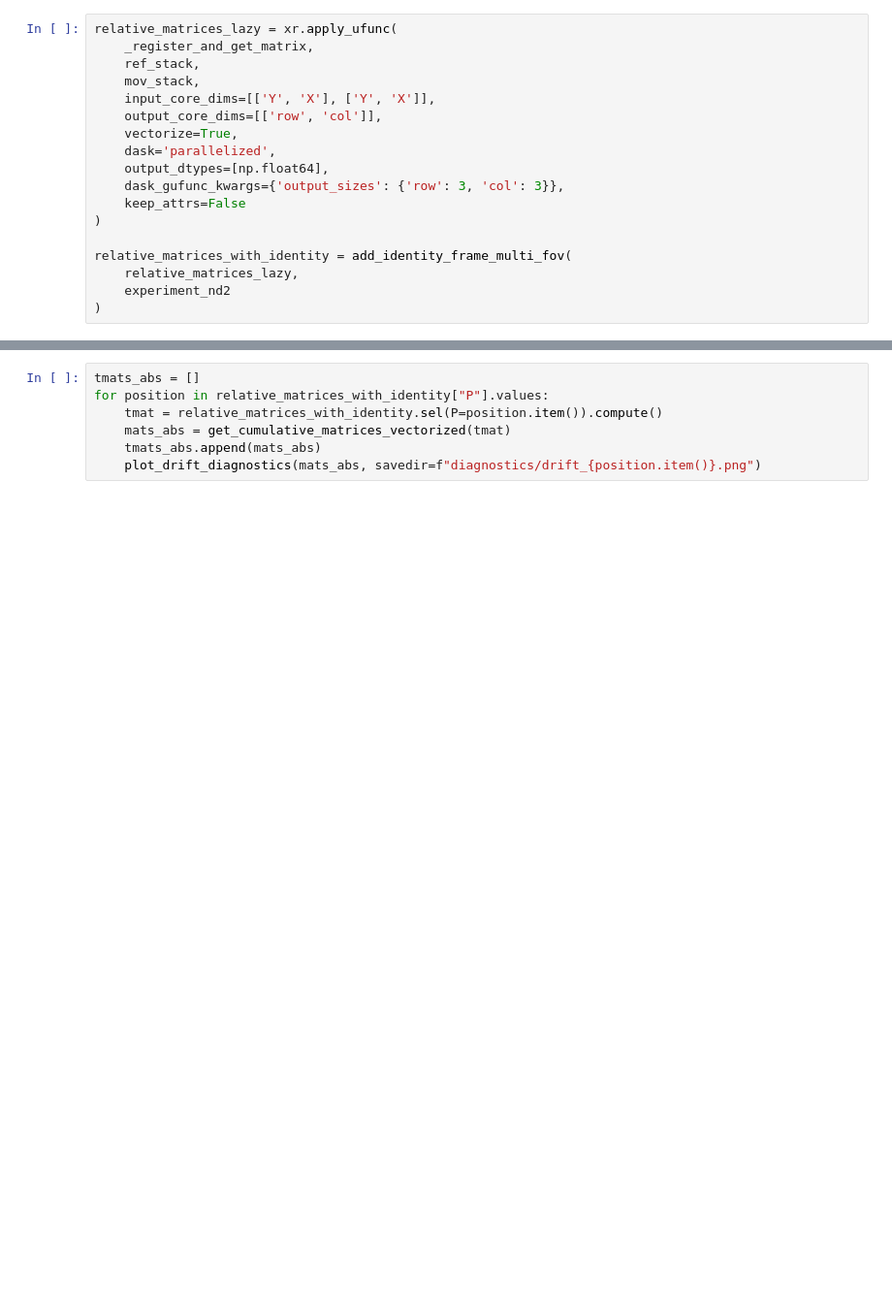
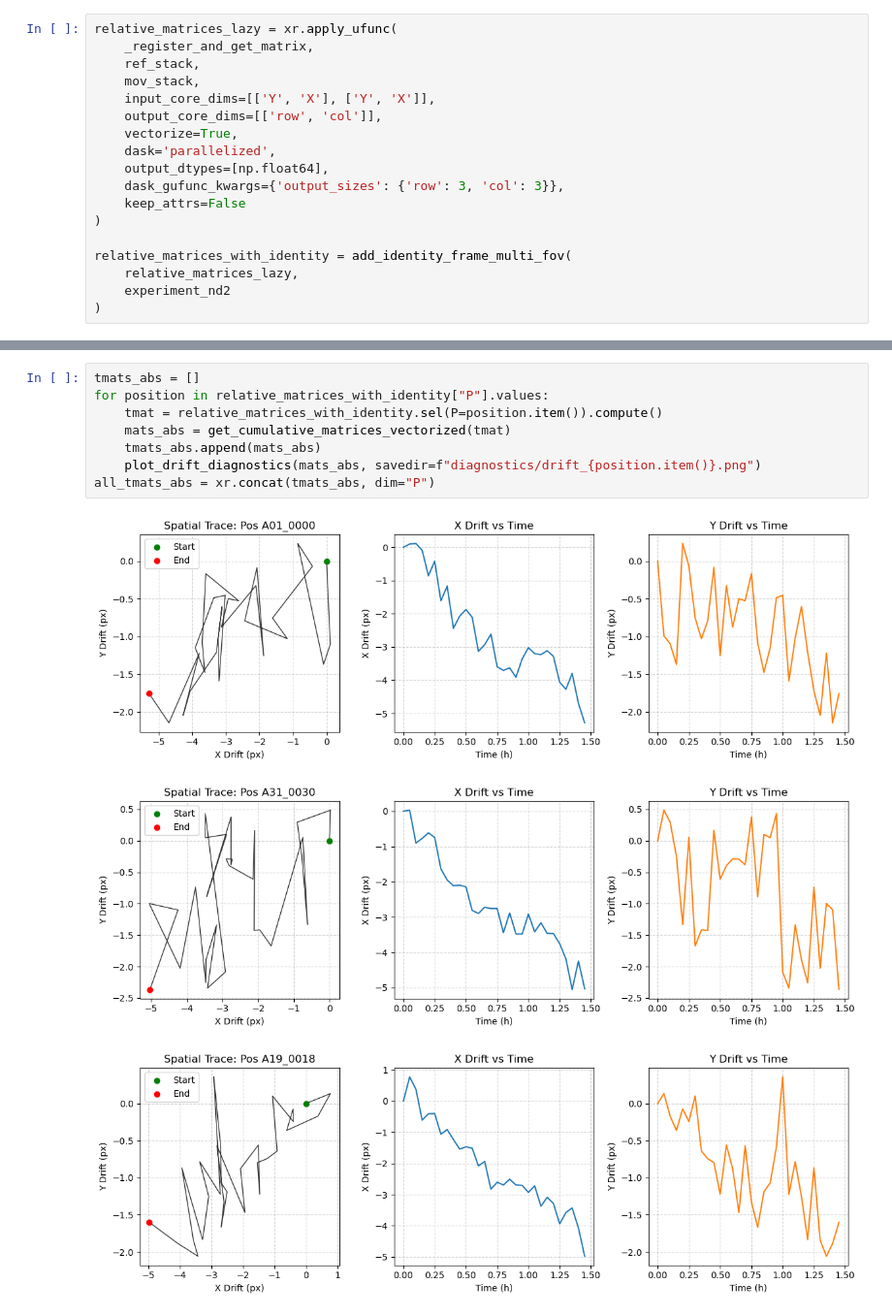
Before and after one commit to georgeoshardo/PyMMM, a Jupyter notebook: testing_rework.ipynb, the cells around one changed output, grey strips where cells are left out. Shown: that part at 97% size. Cells and saved outputs as stored; diff of their text form; blank space fills up the shorter version.

```diff
--- a/testing_rework.ipynb
+++ b/testing_rework.ipynb
@@ -311,7 +297,12 @@ array(['A01_0000-01', 'A02_0001-01', 'A03_0002-01', 'A04_0003-01', 'A05_0004-01'
 # %%
 tmats_abs = []
 for position in relative_matrices_with_identity["P"].values:
     tmat = relative_matrices_with_identity.sel(P=position.item()).compute()
     mats_abs = get_cumulative_matrices_vectorized(tmat)
     tmats_abs.append(mats_abs)
     plot_drift_diagnostics(mats_abs, savedir=f"diagnostics/drift_{position.item()}.png")
+all_tmats_abs = xr.concat(tmats_abs, dim="P")
+# %% [output]
+[figure, added]
+[figure, added]
+[figure, added]
```
Also changed, not shown: parts of 29 cells of this notebook, 3 other files.
